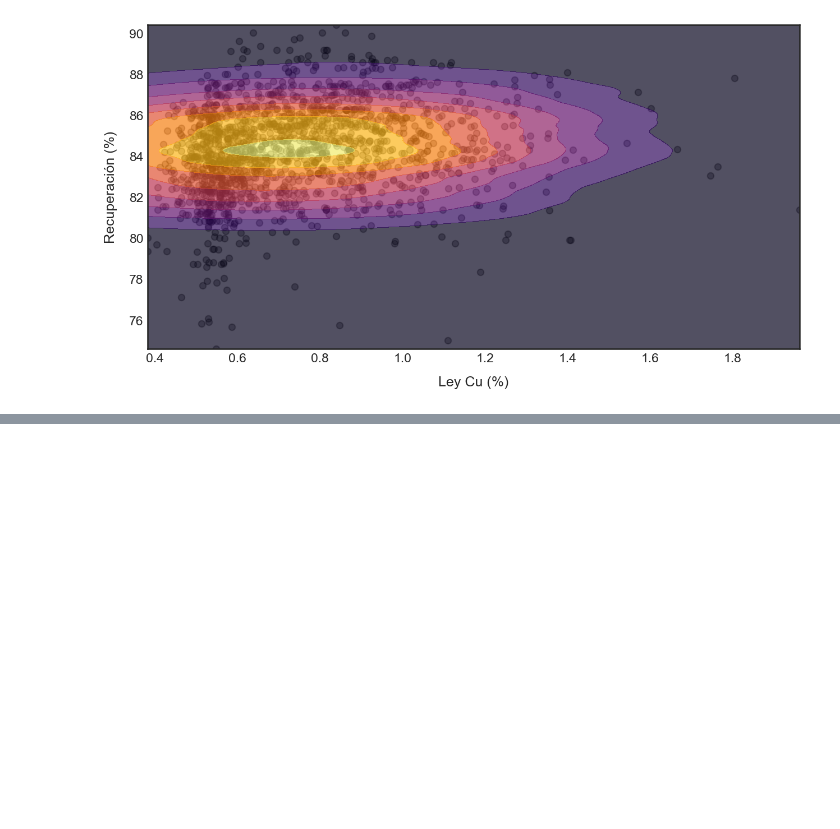
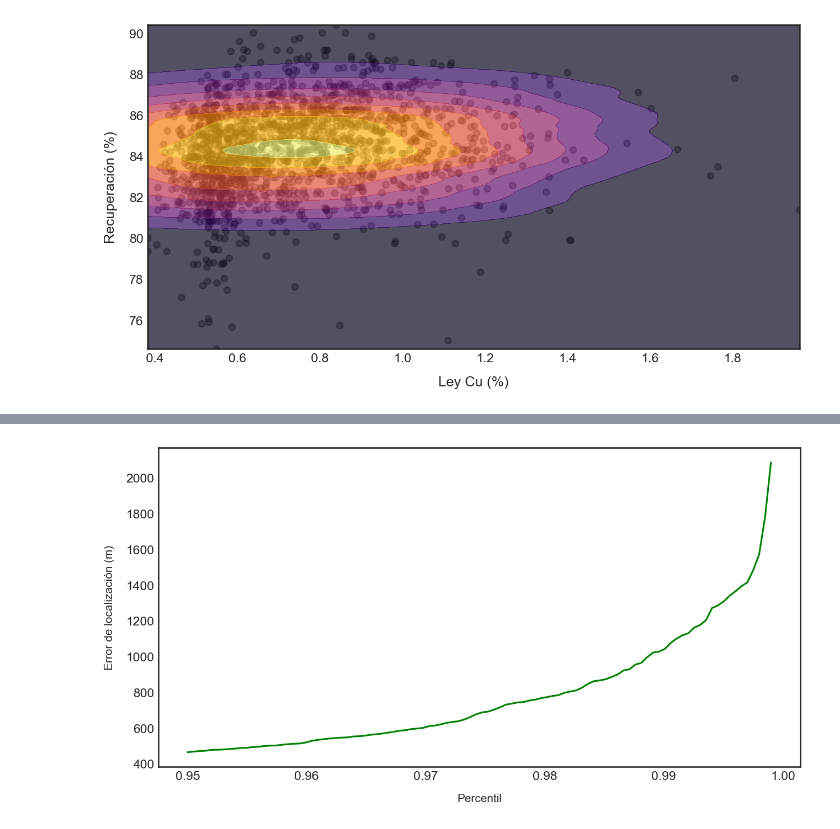
Before and after one commit to rquezadac/udd_data_analytics_lectures, a Jupyter notebook: seccion_04_scipy/clase_4_1.ipynb, the cells around one changed output, grey strips where cells are left out. Drawn from its saved outputs; the diff is of its cells as text; code cells hidden in the pictures; blank space fills up the shorter version.

```diff
--- a/seccion_04_scipy/clase_4_1.ipynb
+++ b/seccion_04_scipy/clase_4_1.ipynb
@@ -1042,0 +1062,3 @@ El AIC tiene sus fundamentos en la teoría de la información
+# %%
+# Acceso a la data.
+data = pd.read_csv("datasets/induced_seismicity.csv", sep=";")
@@ -1042,0 +1082,3 @@ El AIC tiene sus fundamentos en la teoría de la información
+# %%
+# Cálculo de la magnitud de momento sísmico.
+data["Mw"] = (2/3) * np.log10(data["Moment"]) - 6.01
@@ -1042,0 +1108,10 @@ El AIC tiene sus fundamentos en la teoría de la información
+# %%
+# Graficamos los percentiles entre 95% y el valor máximo del error de localización.
+fig, ax = plt.subplots(figsize=(10, 5))
+data["Location Error"].quantile(np.linspace(start=0.95, stop=0.999, num=100)).plot(
+    ax=ax, color="green"
+)
+ax.set_xlabel("Percentil", fontsize=10, labelpad=10)
+ax.set_ylabel("Error de localización (m)", fontsize=10, labelpad=10);
+# %% [output]
+[figure, added]
```
Also changed, not shown: parts of 100 cells of this notebook, 1 other file.
